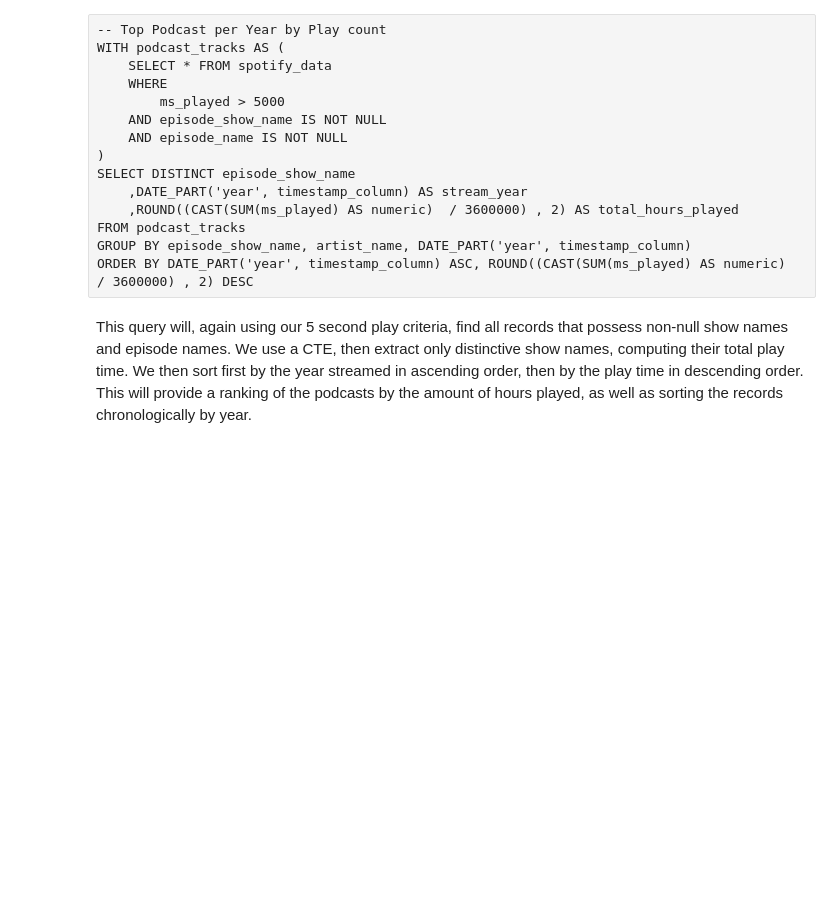
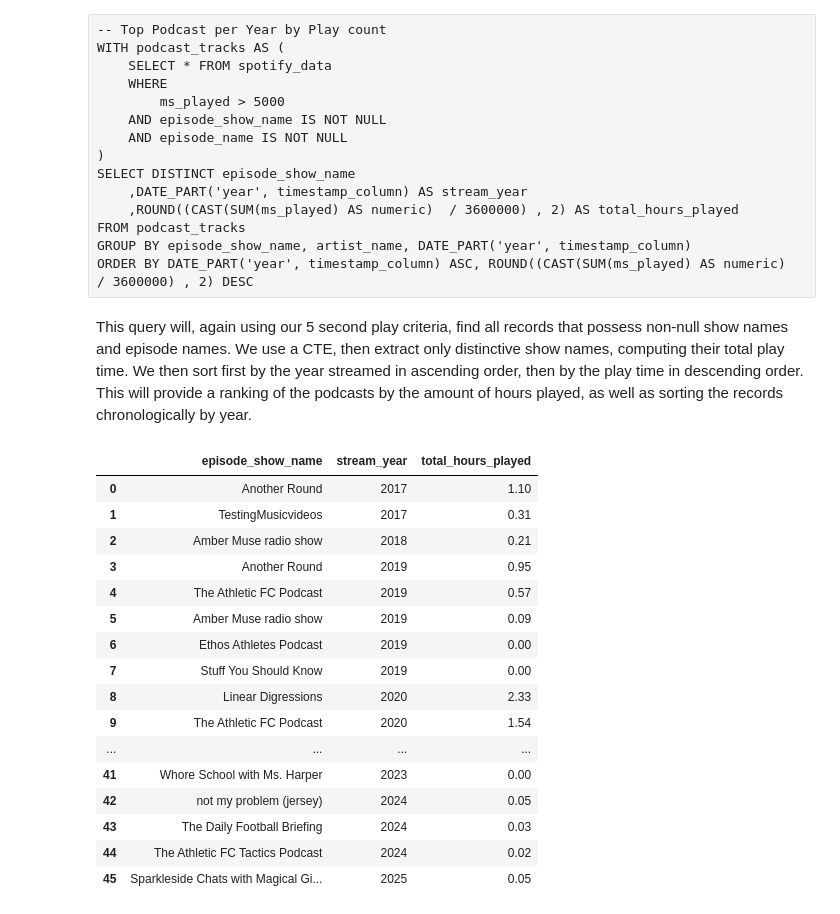
Before and after one commit to terryjbates/Spotify_Streaming_Data_Analysis, a Jupyter notebook: notebooks/Spotify_Streaming_Analysis.ipynb, the cells around one changed output. Drawn from its saved outputs; the diff is of its cells as text; code cells hidden in the pictures; blank space fills up the shorter version.

```diff
--- a/notebooks/Spotify_Streaming_Analysis.ipynb
+++ b/notebooks/Spotify_Streaming_Analysis.ipynb
@@ -1649,3 +1649,26 @@ GROUP BY episode_show_name, artist_name, DATE_PART('year', timestamp_column)
 ORDER BY DATE_PART('year', timestamp_column) ASC, ROUND((CAST(SUM(ms_played) AS numeric)  / 3600000) , 2) DESC
 # %% [markdown]
 This query will, again using our 5 second play criteria, find all records that possess non-null show names and episode names. We use a CTE, then extract only distinctive show names, computing their total play time. We then sort first by the year streamed in ascending order, then by the play time in descending order. This will provide a ranking of the podcasts by the amount of hours played, as well as sorting the records chronologically by year.
+# %%
+# Read in CSV for unique genre counts per year
+top_podcasts_per_year_df = \
+    pd.read_csv(query_output_path / 'top_podcasts_per_year.csv')
+top_podcasts_per_year_df
+# %% [output]
+|  | episode_show_name | stream_year | total_hours_played |
+| 0 | Another Round | 2017 | 1.10 |
+| 1 | TestingMusicvideos | 2017 | 0.31 |
+| 2 | Amber Muse radio show | 2018 | 0.21 |
+| 3 | Another Round | 2019 | 0.95 |
+| 4 | The Athletic FC Podcast | 2019 | 0.57 |
+| 5 | Amber Muse radio show | 2019 | 0.09 |
+| 6 | Ethos Athletes Podcast | 2019 | 0.00 |
+| 7 | Stuff You Should Know | 2019 | 0.00 |
+| 8 | Linear Digressions | 2020 | 2.33 |
+| 9 | The Athletic FC Podcast | 2020 | 1.54 |
+| ... | ... | ... | ... |
+| 41 | Whore School with Ms. Harper | 2023 | 0.00 |
+| 42 | not my problem (jersey) | 2024 | 0.05 |
+| 43 | The Daily Football Briefing | 2024 | 0.03 |
+| 44 | The Athletic FC Tactics Podcast | 2024 | 0.02 |
+| 45 | Sparkleside Chats with Magical Gi... | 2025 | 0.05 |
```
Also changed, not shown: parts of 10 cells of this notebook.
